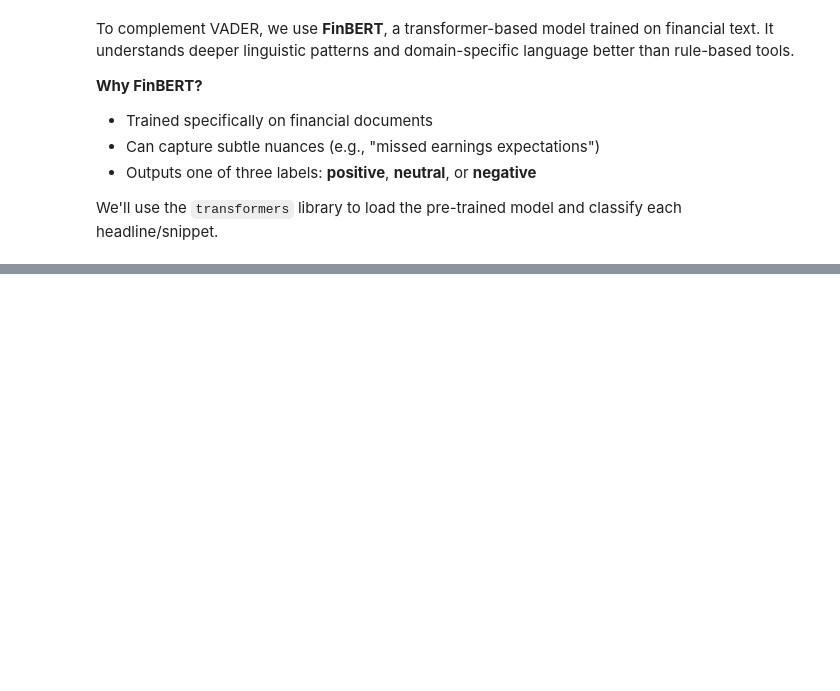
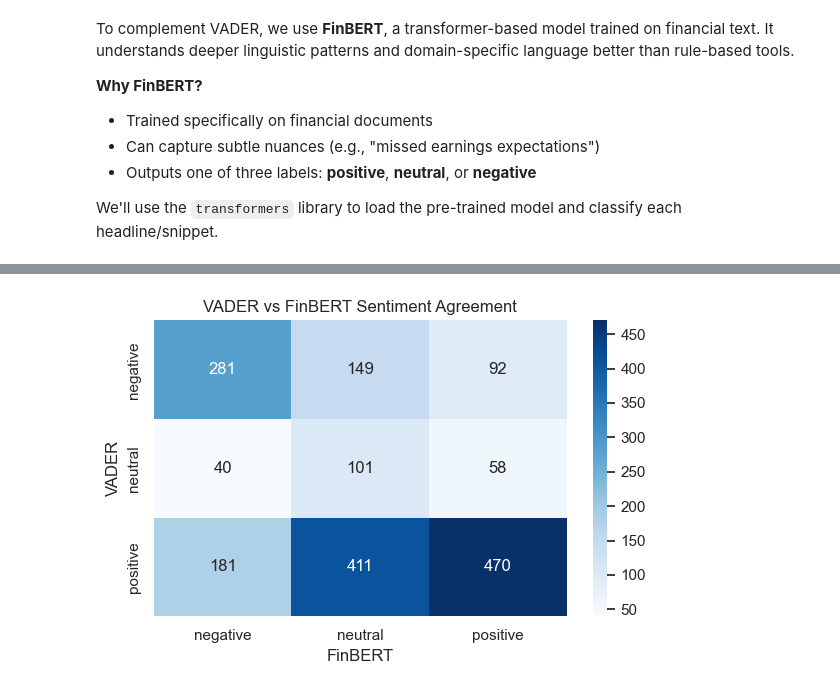
Before and after one commit to mansari40/NLP-FinancialRisk-Project, a Jupyter notebook: Final Project_Predicting financial risk using NLP.ipynb, the cells around one changed output, grey strips where cells are left out. Saved outputs shown, nothing was run; the diff lists cells and outputs as text; code cells hidden in the pictures; blank space fills up the shorter version.

```diff
--- a/Final Project_Predicting financial risk using NLP.ipynb
+++ b/Final Project_Predicting financial risk using NLP.ipynb
@@ -482,0 +582,7 @@ Name: count, dtype: int64
+# %%
+# Cross-tab to compare predictions
+agreement = pd.crosstab(df["vader_label"], df["finbert_label"])
+
+# Show it
+print("VADER vs FinBERT Agreement Matrix:")
+display(agreement)
@@ -482,0 +596,10 @@ Name: count, dtype: int64
+# %%
+plt.figure(figsize=(6, 4))
+sns.heatmap(agreement, annot=True, fmt='d', cmap="Blues")
+plt.title("VADER vs FinBERT Sentiment Agreement")
+plt.ylabel("VADER")
+plt.xlabel("FinBERT")
+plt.tight_layout()
+plt.show()
+# %% [output]
+[figure, added]
```
Also changed, not shown: parts of 27 cells of this notebook.
